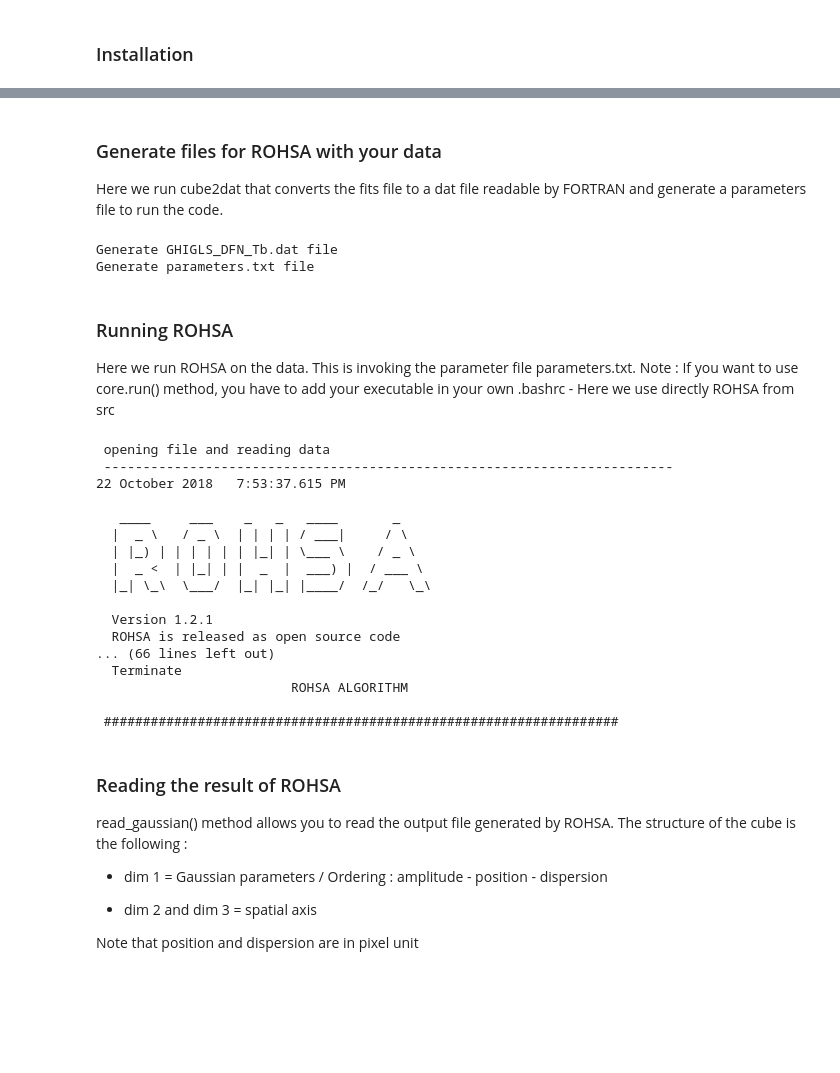
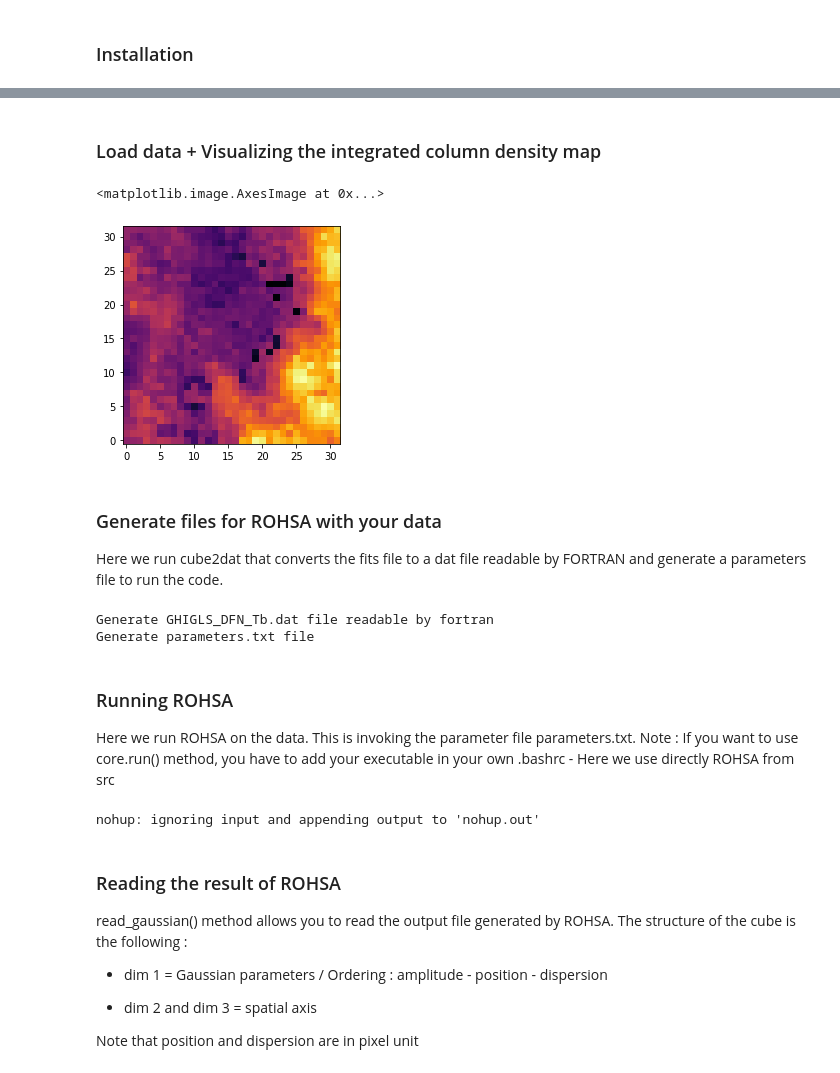
Before and after one commit to antoinemarchal/ROHSA, a Jupyter notebook: ROHSApy.ipynb, the cells around one changed output, grey strips where cells are left out. Cells and saved outputs as stored; diff of their text form; code cells hidden in the pictures; blank space fills up the shorter version.

```diff
--- a/ROHSApy.ipynb
+++ b/ROHSApy.ipynb
@@ -77,0 +146,2 @@ Successfully installed ROHSApy-0.1.7 astropy-3.0.5
+# %% [markdown]
+ ### Load data + Visualizing the integrated column density map
@@ -78,27 +158,23 @@ Successfully installed ROHSApy-0.1.7 astropy-3.0.5
+# %%
+plt.figure()
+plt.imshow(np.sum(cube,0), origin="lower", cmap="inferno")
+# %% [output]
+<matplotlib.image.AxesImage at 0x...>
+[figure, added]
 # %% [markdown]
 ### Generate files for ROHSA with your data
 Here we run cube2dat that converts the fits file to a dat file readable by FORTRAN and generate a parameters file to run the code.
 # %%
-import numpy as np
-from astropy.io import fits
-import matplotlib.pyplot as plt
-from ROHSApy import ROHSA
-
-fitsname = "GHIGLS_DFN_Tb.fits"
-hdu = fits.open(fitsname)
-hdr = hdu[0].header
-cube = hdu[0].data[0][150:350,:32,:32]
-
 filename = "GHIGLS_DFN_Tb.dat" #@param
 fileout = "GHIGLS_DFN_Tb_gauss_run_0.dat" #@param
 filename_noise = ''
 n_gauss = 3           #@param {type:"slider", min:1, max:12, step:1}
-lambda_amp = 100      #@param {type:"slider", min:0, max:10000, step:1}
-lambda_mu = 100       #@param {type:"slider", min:0, max:10000, step:1}
-lambda_sig = 100      #@param {type:"slider", min:0, max:10000, step:1}
+lambda_amp = 100 #@param {type:"slider", min:0, max:1000, step:1}
+lambda_mu = 100       #@param {type:"slider", min:0, max:1000, step:1}
+lambda_sig = 100      #@param {type:"slider", min:0, max:1000, step:1}
 lambda_var_amp = 0.
 lambda_var_mu = 0.
-lambda_var_sig = 100. #@param {type:"slider", min:0, max:10000, step:1}
+lambda_var_sig = 100.   #@param {type:"slider", min:0, max:10000, step:1}
 amp_fact_init = 0.66  # times max amplitude of additional Gaussian
 sig_init = 4.         # dispersion of additional Gaussian
 init_option = 'mean'  # init ROHSA with the mean or the std spectrum
@@ -130,7 +206,7 @@ core.gen_parameters(filename=filename,
                     iprint=iprint,
                     save_grid=save_grid)
 # %% [output]
-Generate GHIGLS_DFN_Tb.dat file
+Generate GHIGLS_DFN_Tb.dat file readable by fortran
 Generate parameters.txt file
 # %% [markdown]
 ### Running ROHSA
@@ -138,25 +214,10 @@ Here we run ROHSA on the data. This is invoking the parameter file parameters.tx
 Note : If you want to use core.run() method, you have to add your executable in your own .bashrc -
 Here we use directly ROHSA from src
 # %%
-!./ROHSA/src/ROHSA parameters.txt
+%%shell
+nohup ./ROHSA/src/ROHSA parameters.txt
 # %% [output]
- opening file and reading data
- -------------------------------------------------------------------------
-22 October 2018   7:53:37.615 PM
-
-   ____     ___    _   _   ____       _
-  |  _ \   / _ \  | | | | / ___|     / \
-  | |_) | | | | | | |_| | \___ \    / _ \
-  |  _ <  | |_| | |  _  |  ___) |  / ___ \
-  |_| \_\  \___/  |_| |_| |____/  /_/   \_\
-
-  Version 1.2.1
-  ROHSA is released as open source code
-... (66 lines left out)
-  Terminate
-                         ROHSA ALGORITHM
-
- ##################################################################
+nohup: ignoring input and appending output to 'nohup.out'
 # %% [markdown]
 ### Reading the result of ROHSA
 read_gaussian() method allows you to read the output file generated by ROHSA. The structure of the cube is the following :
```
Also changed, not shown: parts of 14 cells of this notebook.
